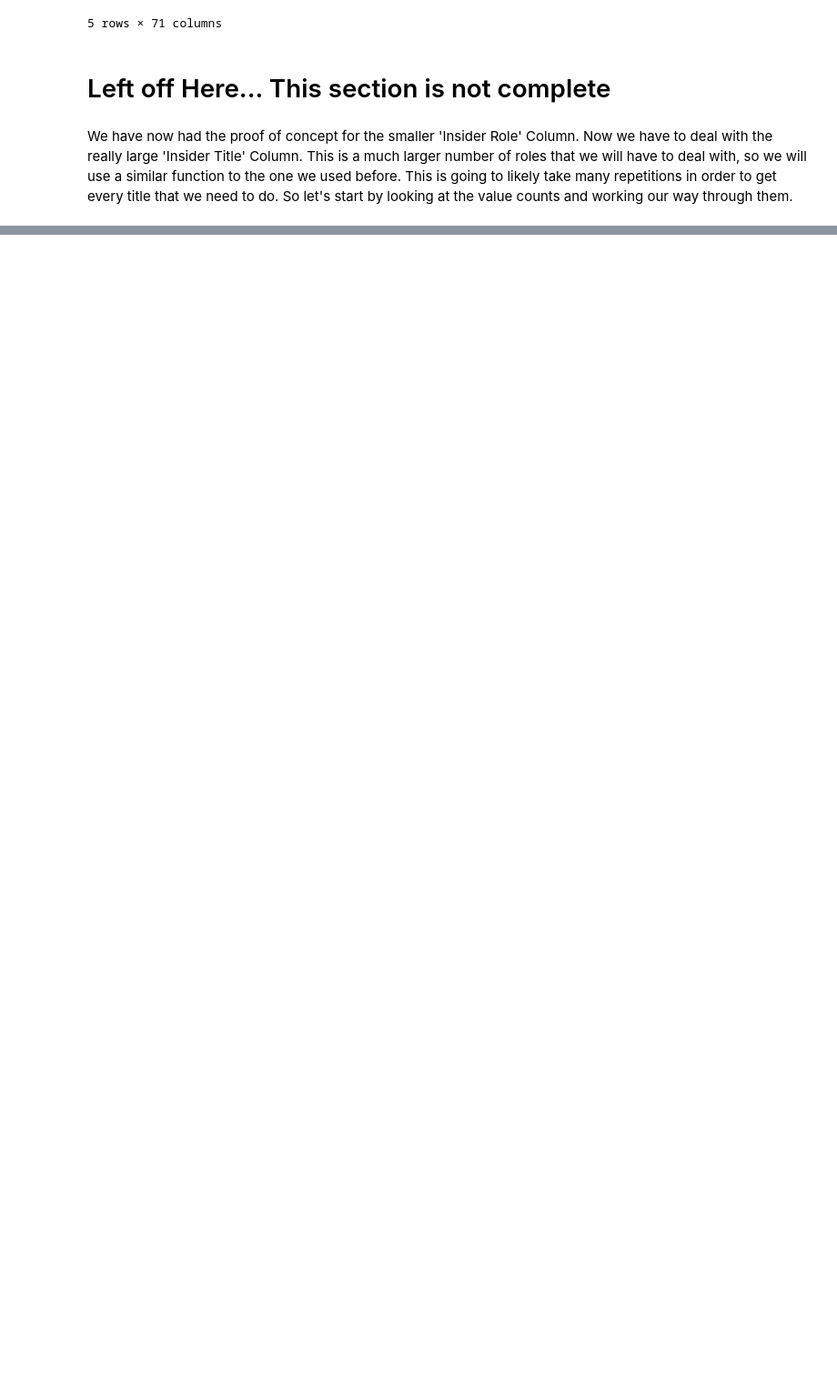
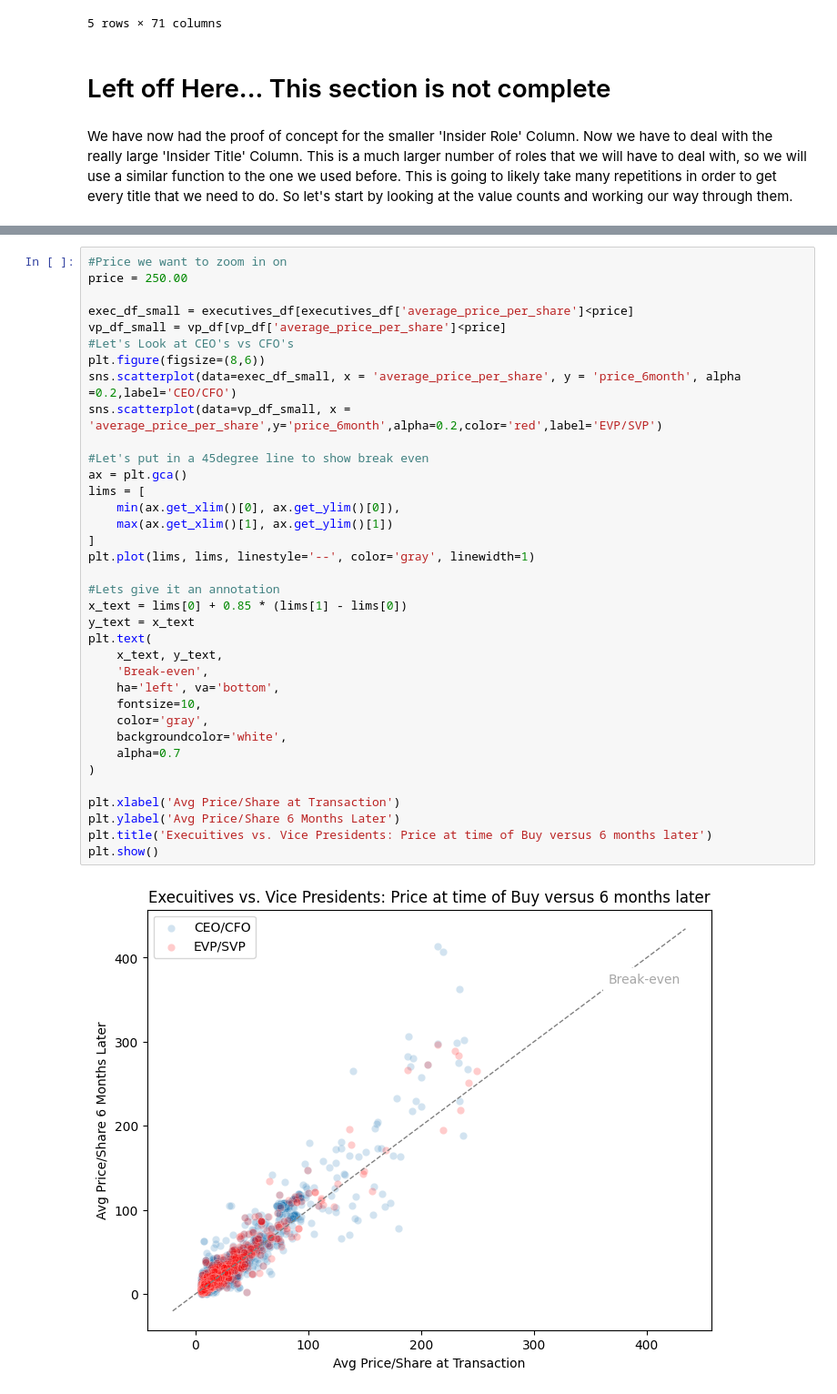
Before and after one commit to tmacpherson6/Do-Insiders-Know-Something-We-Dont, a Jupyter notebook: Thomas_EDA.ipynb, the cells around one changed output, grey strips where cells are left out. Shown at 91% size. Cells and saved outputs as stored; diff of their text form; blank space fills up the shorter version.

```diff
--- a/Thomas_EDA.ipynb
+++ b/Thomas_EDA.ipynb
@@ -1622,0 +1853,38 @@ titles[170:190]
+# %%
+#Price we want to zoom in on
+price = 250.00
+
+exec_df_small = executives_df[executives_df['average_price_per_share']<price]
+vp_df_small = vp_df[vp_df['average_price_per_share']<price]
+#Let's Look at CEO's vs CFO's
+plt.figure(figsize=(8,6))
+sns.scatterplot(data=exec_df_small, x = 'average_price_per_share', y = 'price_6month', alpha =0.2,label='CEO/CFO')
+sns.scatterplot(data=vp_df_small, x = 'average_price_per_share',y='price_6month',alpha=0.2,color='red',label='EVP/SVP')
+
+#Let's put in a 45degree line to show break even
+ax = plt.gca()
+lims = [
+    min(ax.get_xlim()[0], ax.get_ylim()[0]),
+    max(ax.get_xlim()[1], ax.get_ylim()[1])
+]
+plt.plot(lims, lims, linestyle='--', color='gray', linewidth=1)
+
+#Lets give it an annotation
+x_text = lims[0] + 0.85 * (lims[1] - lims[0])
+y_text = x_text
+plt.text(
+    x_text, y_text,
+    'Break-even',
+    ha='left', va='bottom',
+    fontsize=10,
+    color='gray',
+    backgroundcolor='white',
+    alpha=0.7
+)
+
+plt.xlabel('Avg Price/Share at Transaction')
+plt.ylabel('Avg Price/Share 6 Months Later')
+plt.title('Execuitives vs. Vice Presidents: Price at time of Buy versus 6 months later')
+plt.show()
+# %% [output]
+[figure, added]
```
Also changed, not shown: parts of 15 cells of this notebook.
